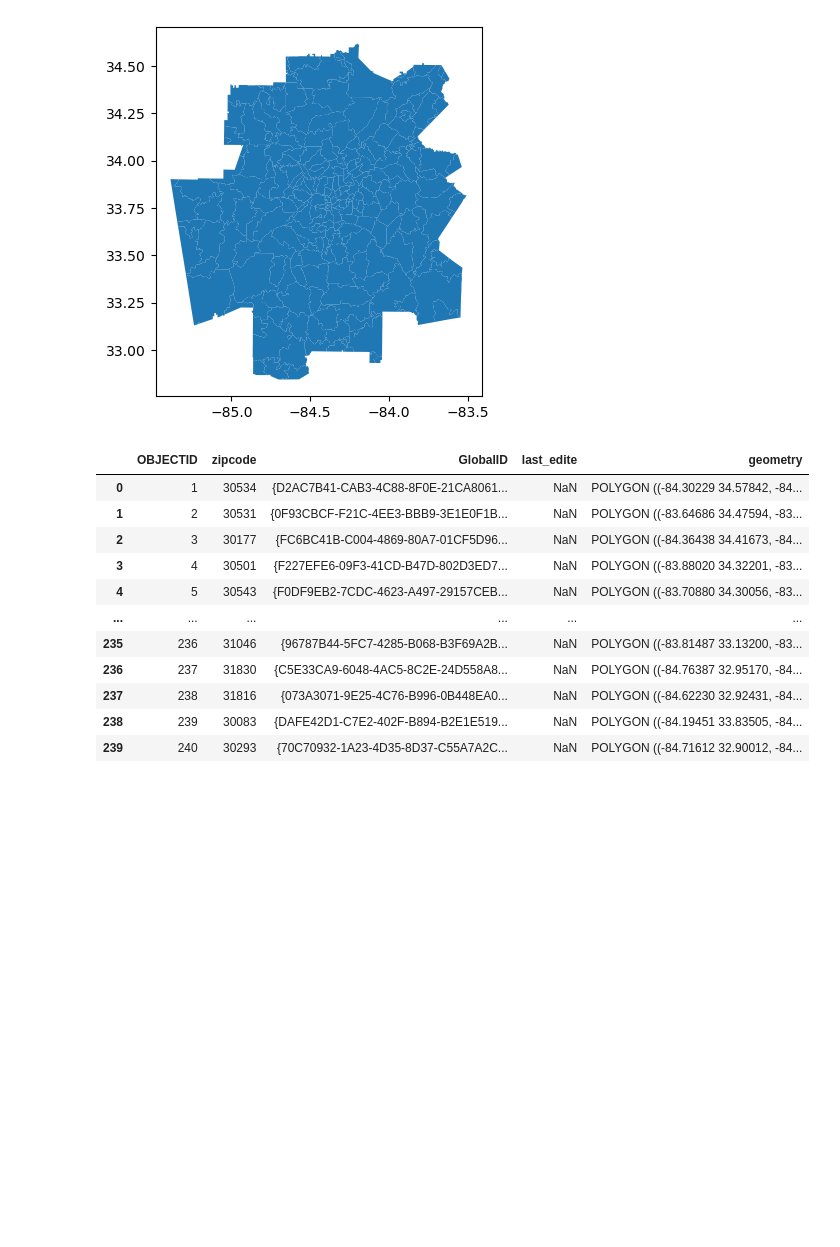
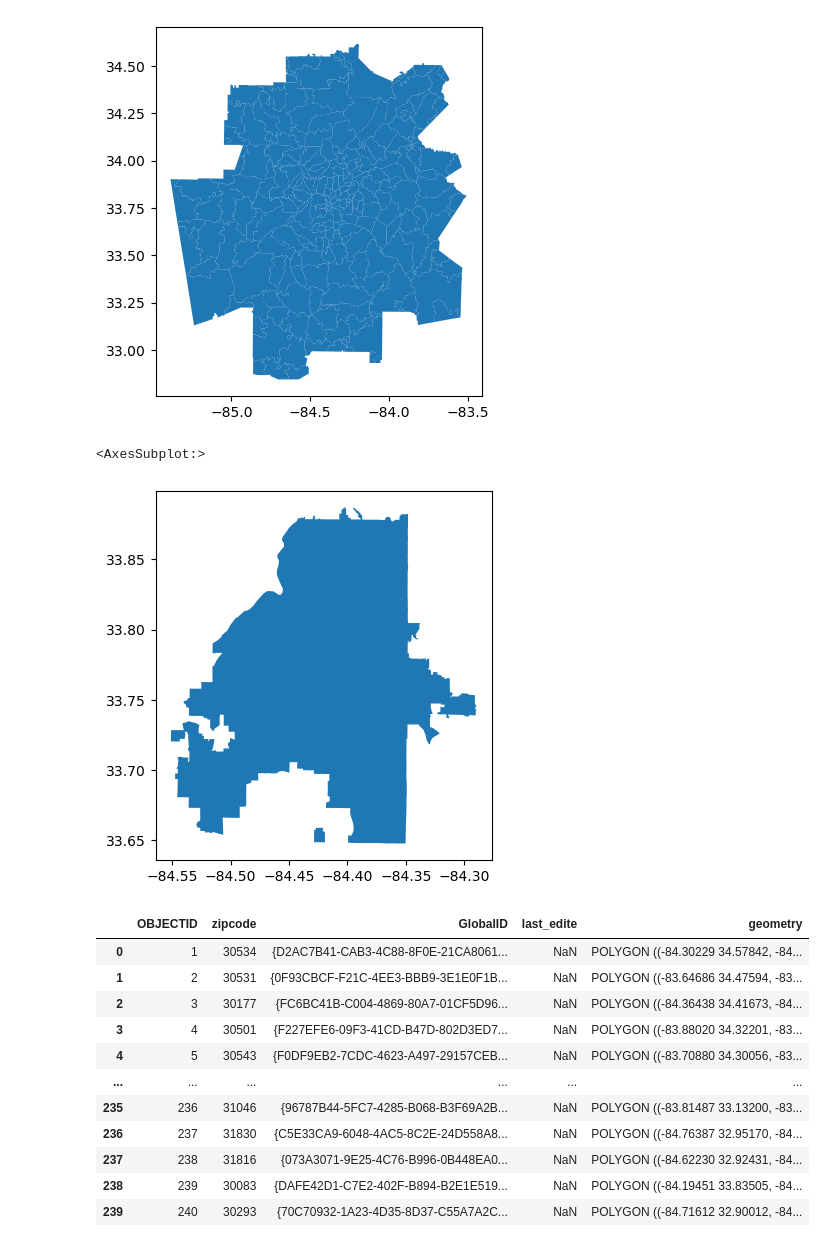
Before and after one commit to KellyPared/GT-Bootcamp-Atlanta_schoolsby_district, a Jupyter notebook: crime_zipcode_shapefile.ipynb, the cells around one changed output. Drawn from its saved outputs; the diff is of its cells as text; code cells hidden in the pictures; blank space fills up the shorter version.

```diff
--- a/crime_zipcode_shapefile.ipynb
+++ b/crime_zipcode_shapefile.ipynb
@@ -34,3 +37,8 @@ atl_zip_shp.plot()
+# %%
+atl_city_zip_shp.plot()
+# %% [output]
+<AxesSubplot:>
+[figure, added]
 # %%
 import pandas as pd
 # %%
```
Also changed, not shown: parts of 2 cells of this notebook.
